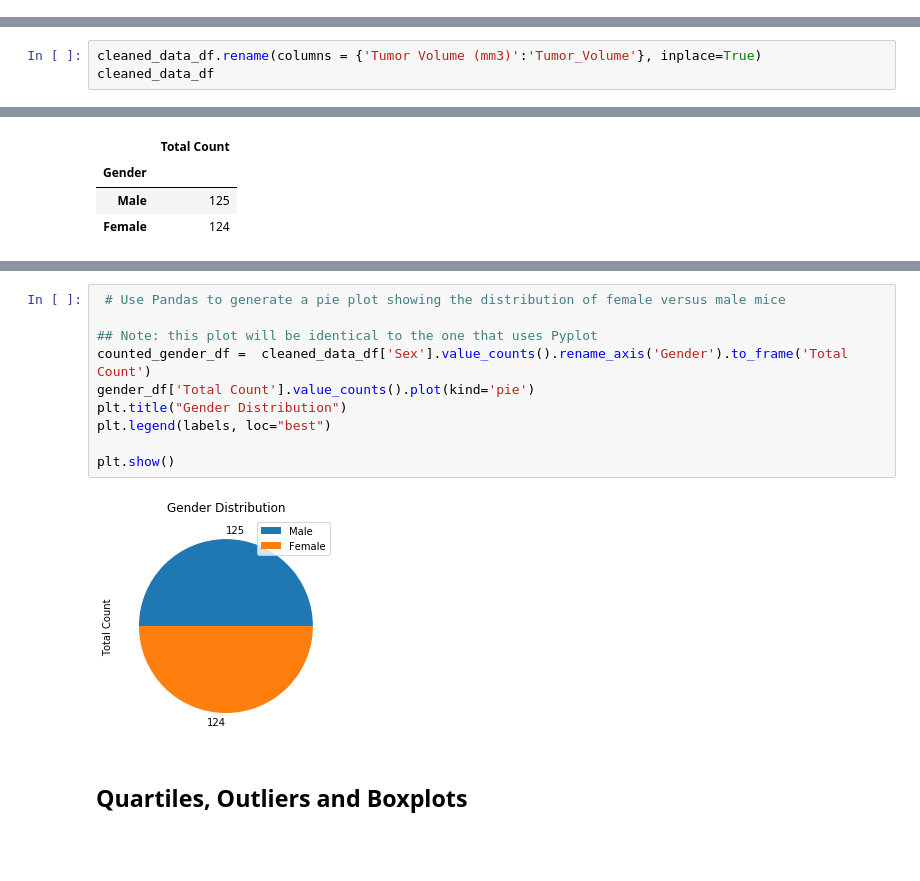
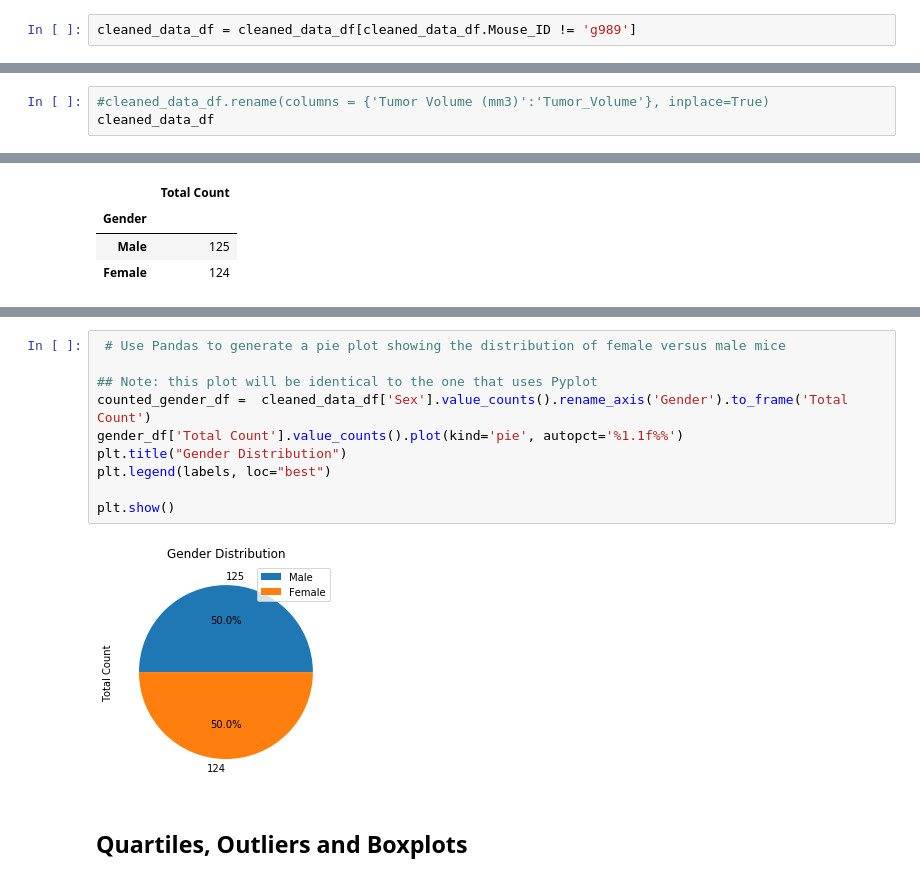
Before and after one commit to kwelter23/matplotlip, a Jupyter notebook: Pymaceuticals/pymaceuticals_starter.ipynb, the cells around one changed output, grey strips where cells are left out. Drawn from its saved outputs; the diff is of its cells as text; blank space fills up the shorter version.

```diff
--- a/Pymaceuticals/pymaceuticals_starter.ipynb
+++ b/Pymaceuticals/pymaceuticals_starter.ipynb
@@ -76,2 +93,4 @@ cleaned_data_df
+# %%
+cleaned_data_df = cleaned_data_df[cleaned_data_df.Mouse_ID != 'g989']
 # %%
 # Checking the number of mice in the clean DataFrame.
@@ -85,6 +104,6 @@ revised_total_mice_df
 # %% [markdown]
 ## Summary Statistics
 # %%
-cleaned_data_df.rename(columns = {'Tumor Volume (mm3)':'Tumor_Volume'}, inplace=True)
+#cleaned_data_df.rename(columns = {'Tumor Volume (mm3)':'Tumor_Volume'}, inplace=True)
 cleaned_data_df
 # %% [output]
@@ -344,15 +355,15 @@ plt.show()
 # %%
  # Use Pandas to generate a pie plot showing the distribution of female versus male mice
 
 ## Note: this plot will be identical to the one that uses Pyplot
 counted_gender_df =  cleaned_data_df['Sex'].value_counts().rename_axis('Gender').to_frame('Total Count')
-gender_df['Total Count'].value_counts().plot(kind='pie')
+gender_df['Total Count'].value_counts().plot(kind='pie', autopct='%1.1f%%')
 plt.title("Gender Distribution")
 plt.legend(labels, loc="best")
 
 plt.show()
 # %% [output]
-[figure, old version]
+[figure, new version]
 # %% [markdown]
 ## Quartiles, Outliers and Boxplots
 # %%
```
Also changed, not shown: parts of 18 cells of this notebook.
